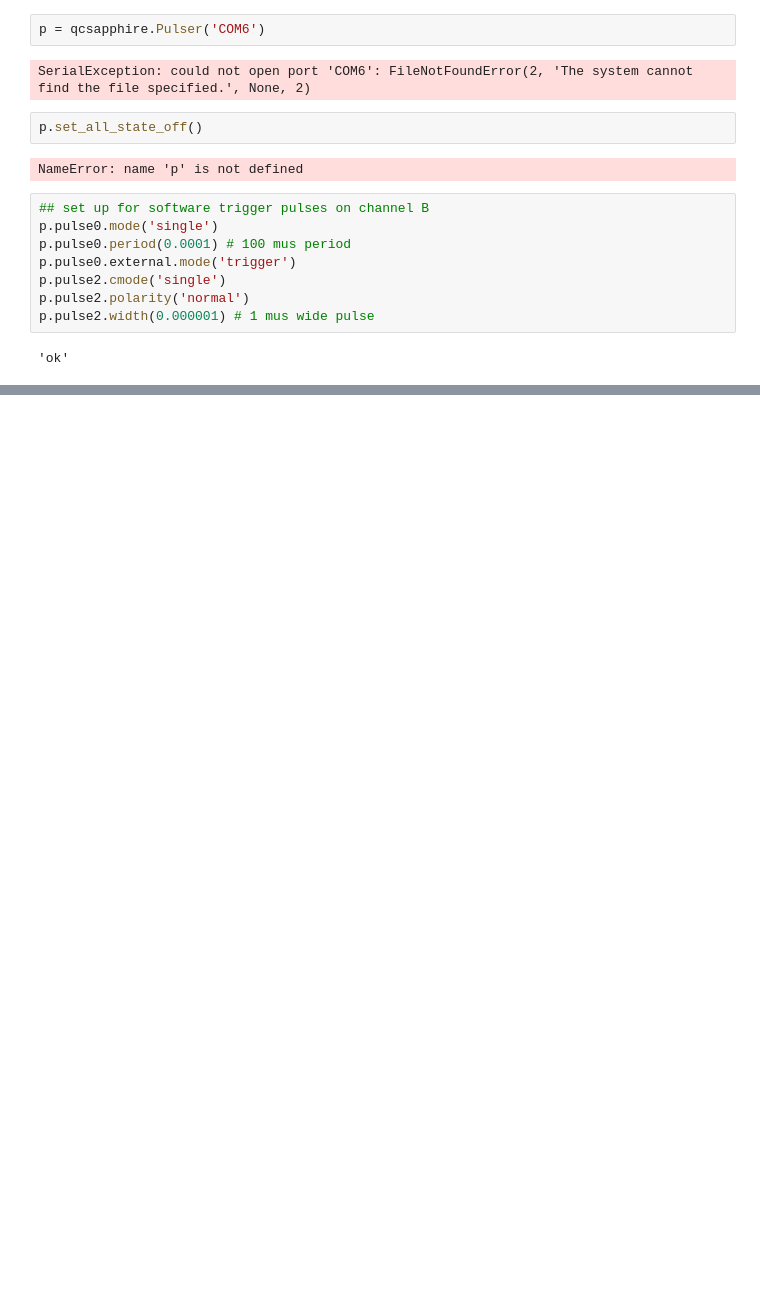
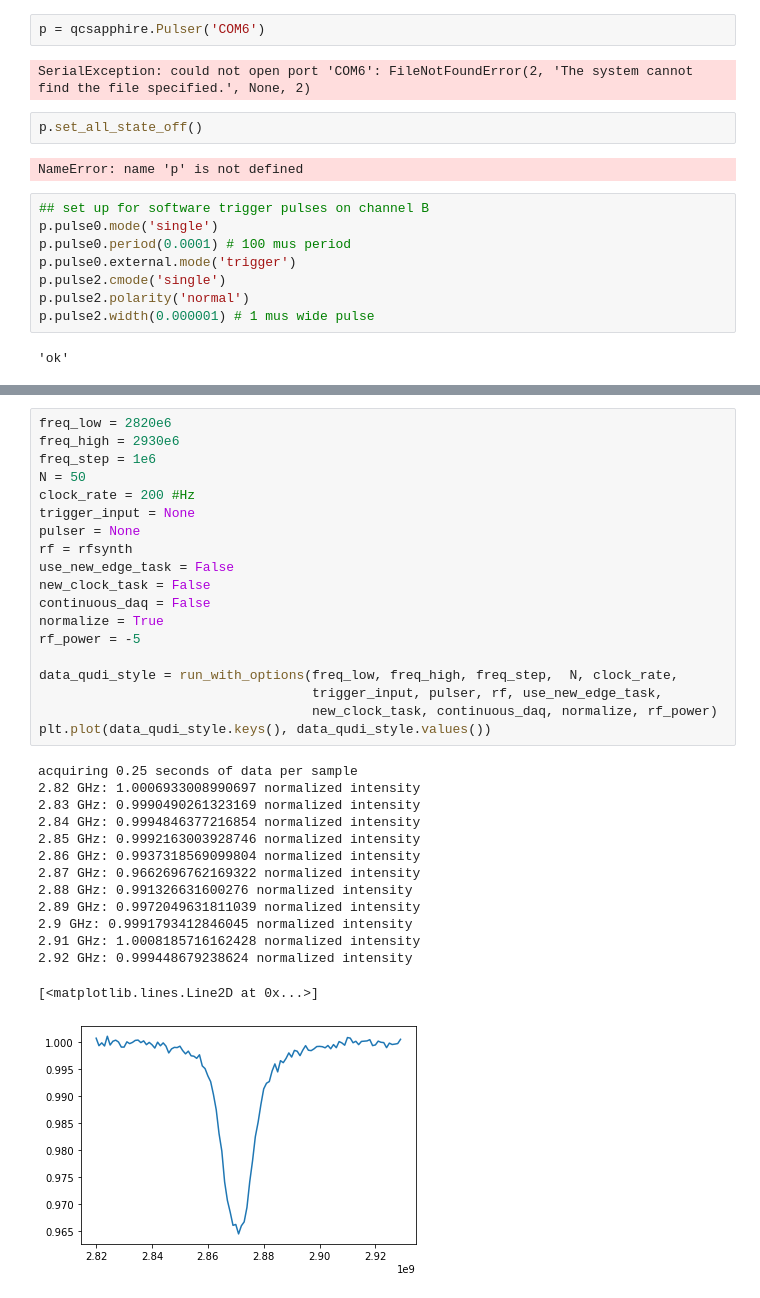
Before and after one commit to gadamc/cwodmr, a Jupyter notebook: cwodmr/my_cwodrm_v3_external_trigger.ipynb, the cells around one changed output, grey strips where cells are left out. Drawn from its saved outputs; the diff is of its cells as text; blank space fills up the shorter version.

```diff
--- a/cwodmr/my_cwodrm_v3_external_trigger.ipynb
+++ b/cwodmr/my_cwodrm_v3_external_trigger.ipynb
@@ -969,0 +485,34 @@ plt.plot(data.keys(), data.values())
+# %%
+freq_low = 2820e6
+freq_high = 2930e6
+freq_step = 1e6
+N = 50
+clock_rate = 200 #Hz
+trigger_input = None
+pulser = None
+rf = rfsynth
+use_new_edge_task = False
+new_clock_task = False
+continuous_daq = False
+normalize = True
+rf_power = -5
+
+data_qudi_style = run_with_options(freq_low, freq_high, freq_step,  N, clock_rate,
+                                   trigger_input, pulser, rf, use_new_edge_task,
+                                   new_clock_task, continuous_daq, normalize, rf_power)
+plt.plot(data_qudi_style.keys(), data_qudi_style.values())
+# %% [output]
+acquiring 0.25 seconds of data per sample
+2.82 GHz: 1.0006933008990697 normalized intensity
+2.83 GHz: 0.9990490261323169 normalized intensity
+2.84 GHz: 0.9994846377216854 normalized intensity
+2.85 GHz: 0.9992163003928746 normalized intensity
+2.86 GHz: 0.9937318569099804 normalized intensity
+2.87 GHz: 0.9662696762169322 normalized intensity
+2.88 GHz: 0.991326631600276 normalized intensity
+2.89 GHz: 0.9972049631811039 normalized intensity
+2.9 GHz: 0.9991793412846045 normalized intensity
+2.91 GHz: 1.0008185716162428 normalized intensity
+2.92 GHz: 0.999448679238624 normalized intensity
+[<matplotlib.lines.Line2D at 0x...>]
+[figure, added]
```
Also changed, not shown: parts of 54 cells of this notebook, 2 other files.
